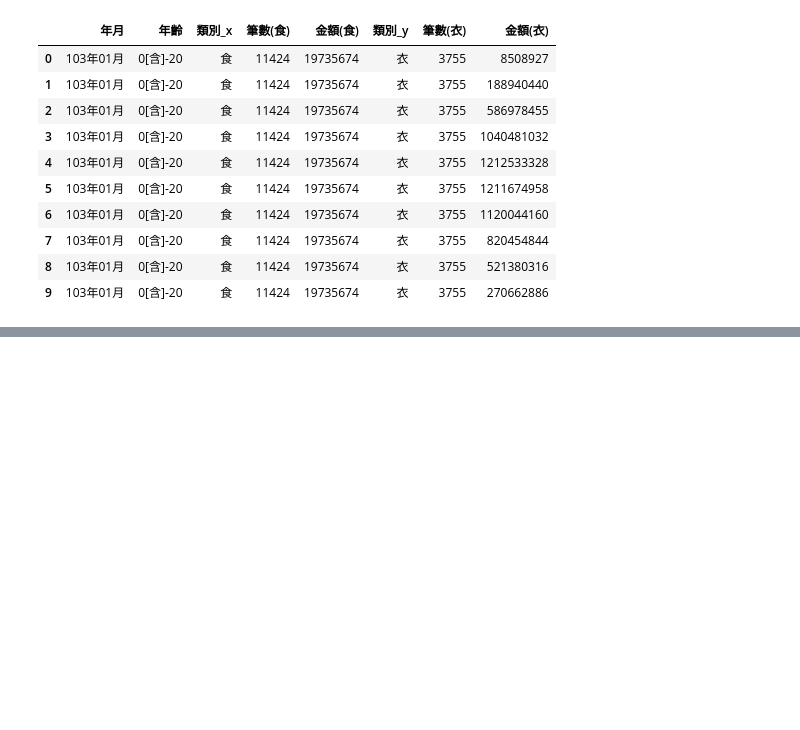
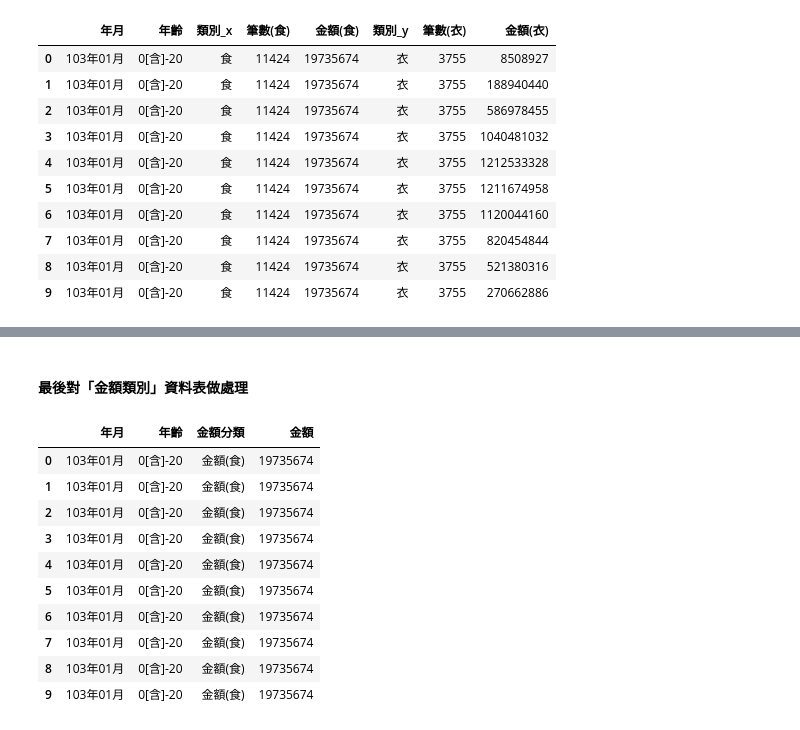
Before and after one commit to acgangel/Data-Mining, a Jupyter notebook: week01/Tidy Data.ipynb, the cells around one changed output, grey strips where cells are left out. Cells and saved outputs as stored; diff of their text form; code cells hidden in the pictures; blank space fills up the shorter version.

```diff
--- a/week01/Tidy Data.ipynb
+++ b/week01/Tidy Data.ipynb
@@ -218,0 +293,16 @@ http://pandas.pydata.org/pandas-docs/stable/indexing.html#ix-indexer-is-deprecat
+# %% [markdown]
+#### 最後對「金額類別」資料表做處理
+# %%
+amounttidy_df.head(10)
+# %% [output]
+|  | 年月 | 年齡 | 金額分類 | 金額 |
+| 0 | 103年01月 | 0[含]-20 | 金額(食) | 19735674 |
+| 1 | 103年01月 | 0[含]-20 | 金額(食) | 19735674 |
+| 2 | 103年01月 | 0[含]-20 | 金額(食) | 19735674 |
+| 3 | 103年01月 | 0[含]-20 | 金額(食) | 19735674 |
+| 4 | 103年01月 | 0[含]-20 | 金額(食) | 19735674 |
+| 5 | 103年01月 | 0[含]-20 | 金額(食) | 19735674 |
+| 6 | 103年01月 | 0[含]-20 | 金額(食) | 19735674 |
+| 7 | 103年01月 | 0[含]-20 | 金額(食) | 19735674 |
+| 8 | 103年01月 | 0[含]-20 | 金額(食) | 19735674 |
+| 9 | 103年01月 | 0[含]-20 | 金額(食) | 19735674 |
```
Also changed, not shown: parts of 16 cells of this notebook, 1 other file.
